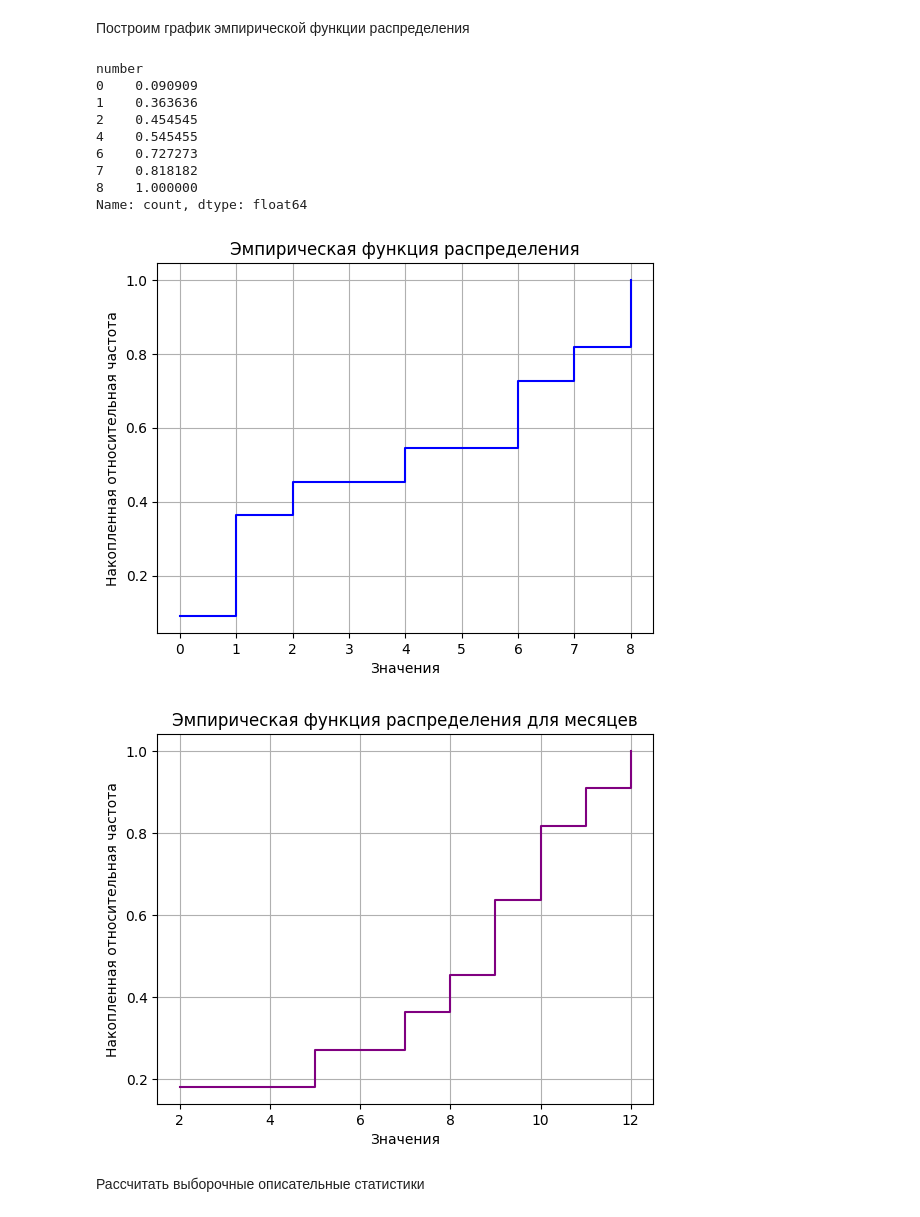
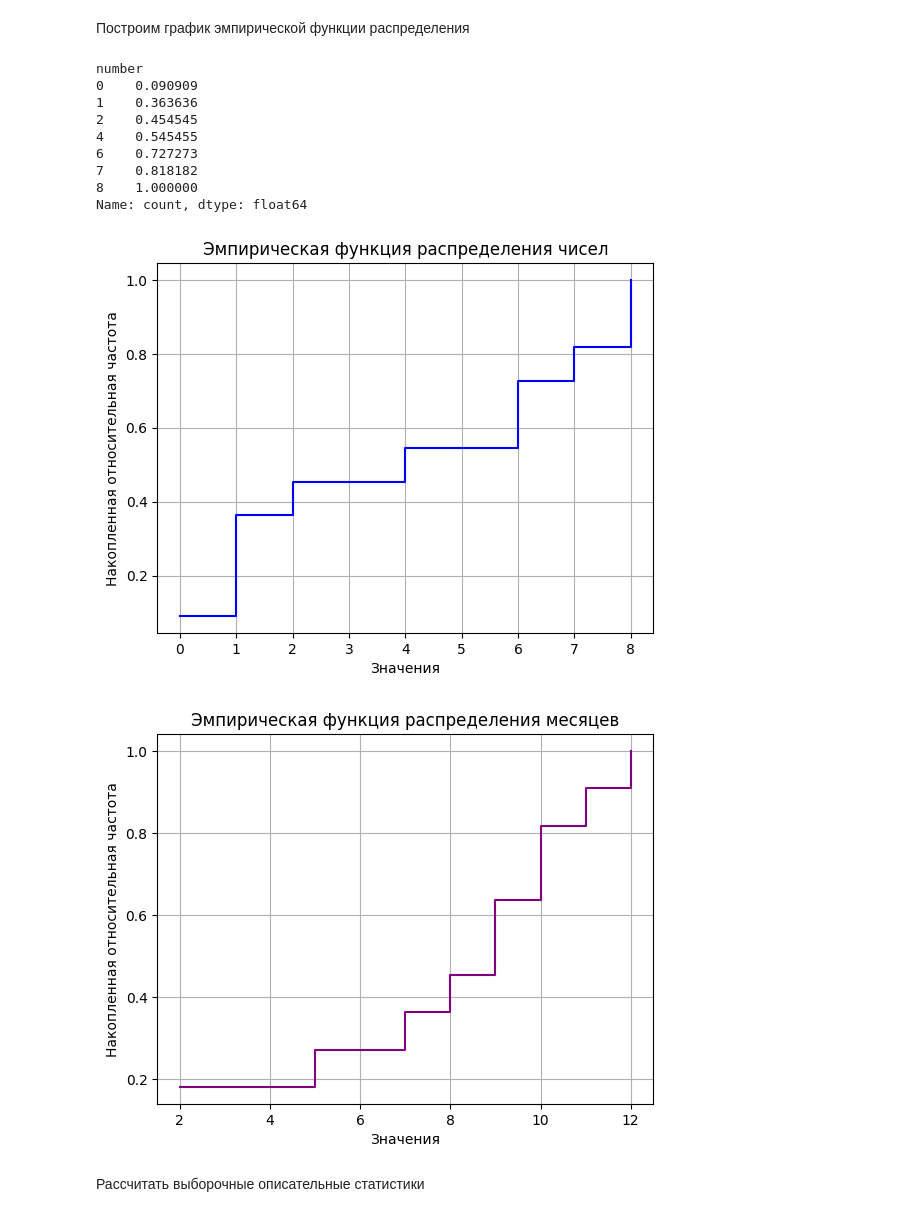
Before and after one commit to berberberk/apms-fs-2024, a Jupyter notebook: APMS1.ipynb, the cells around one changed output. Drawn from its saved outputs; the diff is of its cells as text; code cells hidden in the pictures.

```diff
--- a/APMS1.ipynb
+++ b/APMS1.ipynb
@@ -89,36 +105,36 @@ plt.show()
 # %%
 # Вычисление эмпирической функции распределения
 empirical_distribution = relative_frequencies.cumsum()
 print(empirical_distribution)
 empirical_distribution_for_month = relative_frequencies_for_month.cumsum()
 
 # График эмпирической функции распределения
 plt.step(empirical_distribution.index, empirical_distribution, color='blue', where='post')
-plt.title('Эмпирическая функция распределения')
+plt.title('Эмпирическая функция распределения чисел')
 plt.xlabel('Значения')
 plt.ylabel('Накопленная относительная частота')
 plt.grid(True)
 plt.show()
 
 #График эмпирической функции распределения для месяца
 plt.step(empirical_distribution_for_month.index, empirical_distribution_for_month, where='post', color='purple')
-plt.title('Эмпирическая функция распределения для месяцев')
+plt.title('Эмпирическая функция распределения месяцев')
 plt.xlabel('Значения')
 plt.ylabel('Накопленная относительная частота')
 plt.grid(True)
 plt.show()
 # %% [output]
 number
 0    0.090909
 1    0.363636
 2    0.454545
 4    0.545455
 6    0.727273
 7    0.818182
 8    1.000000
 Name: count, dtype: float64
-[figure, old version]
+[figure, new version]
-[figure, old version]
+[figure, new version]
 # %% [markdown]
 Рассчитать выборочные описательные статистики
 # %%
```
Also changed, not shown: parts of 8 cells of this notebook.
